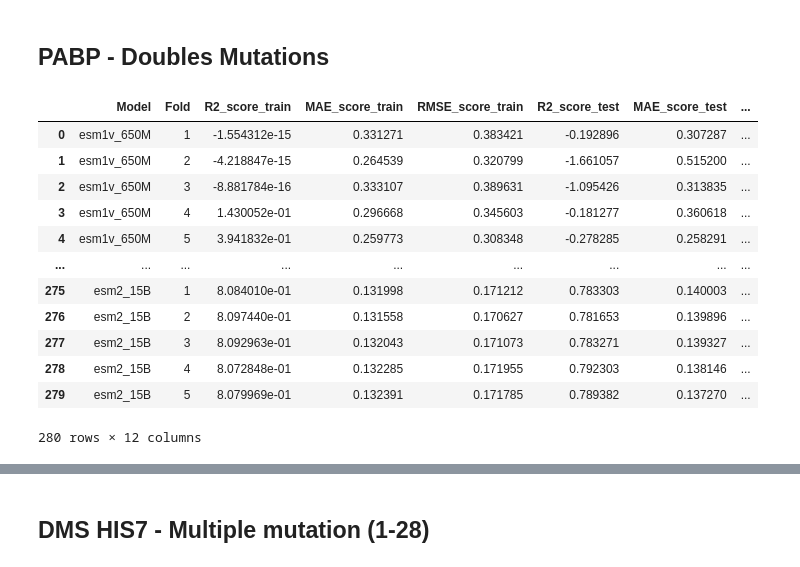
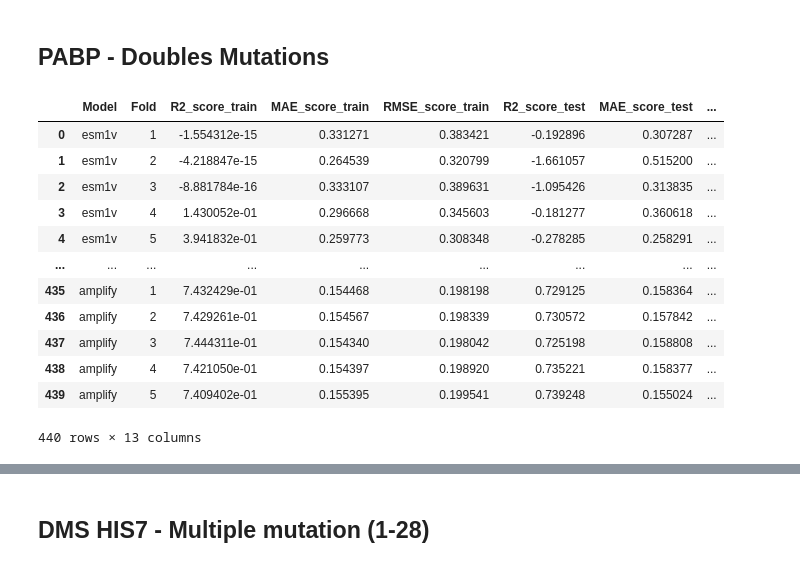
Before and after one commit to ziul-bio/SWAT, a Jupyter notebook: plot_results.ipynb, the cells around one changed output, grey strips where cells are left out. Saved outputs shown, nothing was run; the diff lists cells and outputs as text; code cells hidden in the pictures.

```diff
--- a/plot_results.ipynb
+++ b/plot_results.ipynb
@@ -870,0 +842,28 @@ plt.show()
+# %%
+fig, axes = plt.subplots(3, 1, figsize=(5, 8), sharex=True)
+axes.flatten()
+
+models = ['esm2', 'esmc', 'amplify']
+
+for ax, model in zip(axes, models):
+    data = results.query('Sample_size >=100')
+    data = data.query(f'Model == "{model}"')
+
+    if model == 'esm2':
+        color = 'Blues'
+    elif model == 'esmc':
+        color = 'Greens'
+    else:
+        color = 'Oranges'
+
+    ax.set_title(f"{model.upper()}", fontsize=10)
+    sns.lineplot(data=data, x='Sample_size', y='R2_score_test', hue='ModelSize', marker='o', err_style="bars", palette=color, legend=True, ax=ax)
+    ax.set_ylabel('$R^2$')
+    ax.set_xlabel('Sample Size')
+    ax.set_xscale('log')
+    ax.legend(title='Model Size', loc='lower right', title_fontsize=8, fontsize=6, markerscale=0.8, handlelength=0.5, borderpad=0.2)
+    ax.set_xlim(left=80, right=100000)
+
+
+#plt.savefig('results/lassoCV_sampling/HIS7/sampling_all_Models.png', dpi=600, bbox_inches='tight')
+plt.show()
@@ -889,25 +874,26 @@ plt.show()
 # %%
-data = pd.DataFrame()
-for model in ['esm1v_650M', 'esm2_8M', 'esm2_35M', 'esm2_150M', 'esm2_650M', 'esm2_3B', 'esm2_15B']:
-    dta = pd.read_csv(f"results/lassoCV_PABP_doubles/lassoCV_sampling/PABP_doubles_sampling_{model}_mean.csv", index_col=0)
+results = pd.DataFrame()
+for model in ['esm1v_650M', 'esm2_8M', 'esm2_35M', 'esm2_150M', 'esm2_650M', 'esm2_3B', 'esm2_15B', 'esmc_300M', 'esmc_600M', 'amplify_120M', 'amplify_350M']:
+    dta = pd.read_csv(f"results/lassoCV_sampling/PABP_doubles/PABP_doubles_sampling_{model}_mean.csv", index_col=0)
     dta['Model'] = [model] * dta.shape[0]
-    data = pd.concat([data, dta], axis=0)
+    results = pd.concat([results, dta], axis=0)
 
-data.reset_index(drop=True, inplace=True)
-data
+results.reset_index(drop=True, inplace=True)
+results[['Model', 'ModelSize']] = results['Model'].str.split('_', expand=True)
+results
 # %% [output]
 |  | Model | Fold | R2_score_train | MAE_score_train | RMSE_score_train | R2_score_test | MAE_score_test | ... |
-| 0 | esm1v_650M | 1 | -1.554312e-15 | 0.331271 | 0.383421 | -0.192896 | 0.307287 | ... |
-| 1 | esm1v_650M | 2 | -4.218847e-15 | 0.264539 | 0.320799 | -1.661057 | 0.515200 | ... |
-| 2 | esm1v_650M | 3 | -8.881784e-16 | 0.333107 | 0.389631 | -1.095426 | 0.313835 | ... |
-| 3 | esm1v_650M | 4 | 1.430052e-01 | 0.296668 | 0.345603 | -0.181277 | 0.360618 | ... |
-| 4 | esm1v_650M | 5 | 3.941832e-01 | 0.259773 | 0.308348 | -0.278285 | 0.258291 | ... |
+| 0 | esm1v | 1 | -1.554312e-15 | 0.331271 | 0.383421 | -0.192896 | 0.307287 | ... |
+| 1 | esm1v | 2 | -4.218847e-15 | 0.264539 | 0.320799 | -1.661057 | 0.515200 | ... |
+| 2 | esm1v | 3 | -8.881784e-16 | 0.333107 | 0.389631 | -1.095426 | 0.313835 | ... |
+| 3 | esm1v | 4 | 1.430052e-01 | 0.296668 | 0.345603 | -0.181277 | 0.360618 | ... |
+| 4 | esm1v | 5 | 3.941832e-01 | 0.259773 | 0.308348 | -0.278285 | 0.258291 | ... |
 | ... | ... | ... | ... | ... | ... | ... | ... | ... |
-| 275 | esm2_15B | 1 | 8.084010e-01 | 0.131998 | 0.171212 | 0.783303 | 0.140003 | ... |
-| 276 | esm2_15B | 2 | 8.097440e-01 | 0.131558 | 0.170627 | 0.781653 | 0.139896 | ... |
-| 277 | esm2_15B | 3 | 8.092963e-01 | 0.132043 | 0.171073 | 0.783271 | 0.139327 | ... |
-| 278 | esm2_15B | 4 | 8.072848e-01 | 0.132285 | 0.171955 | 0.792303 | 0.138146 | ... |
-| 279 | esm2_15B | 5 | 8.079969e-01 | 0.132391 | 0.171785 | 0.789382 | 0.137270 | ... |
+| 435 | amplify | 1 | 7.432429e-01 | 0.154468 | 0.198198 | 0.729125 | 0.158364 | ... |
+| 436 | amplify | 2 | 7.429261e-01 | 0.154567 | 0.198339 | 0.730572 | 0.157842 | ... |
+| 437 | amplify | 3 | 7.444311e-01 | 0.154340 | 0.198042 | 0.725198 | 0.158808 | ... |
+| 438 | amplify | 4 | 7.421050e-01 | 0.154397 | 0.198920 | 0.735221 | 0.158377 | ... |
+| 439 | amplify | 5 | 7.409402e-01 | 0.155395 | 0.199541 | 0.739248 | 0.155024 | ... |
-280 rows × 12 columns
+440 rows × 13 columns
 # %%
 #data.to_csv('results/lassoCV_PABP_doubles/lassoCV_sampling/PABP_doubles_sampling_all_Models_mean.csv')
```
Also changed, not shown: parts of 24 cells of this notebook, 1 other file.
